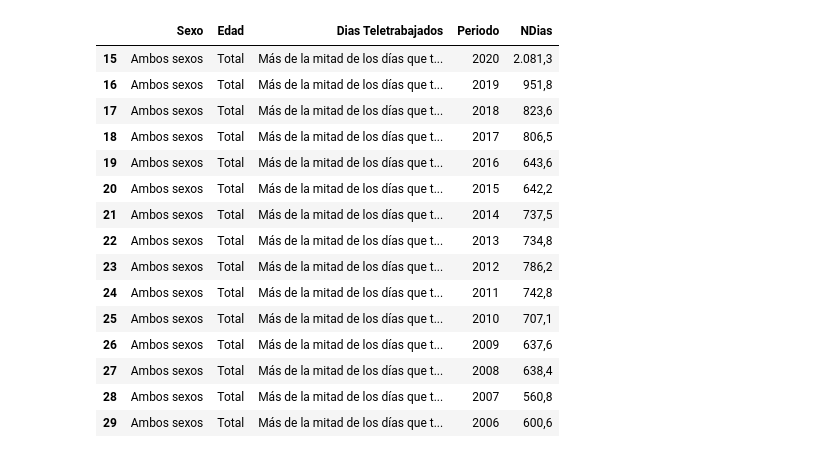
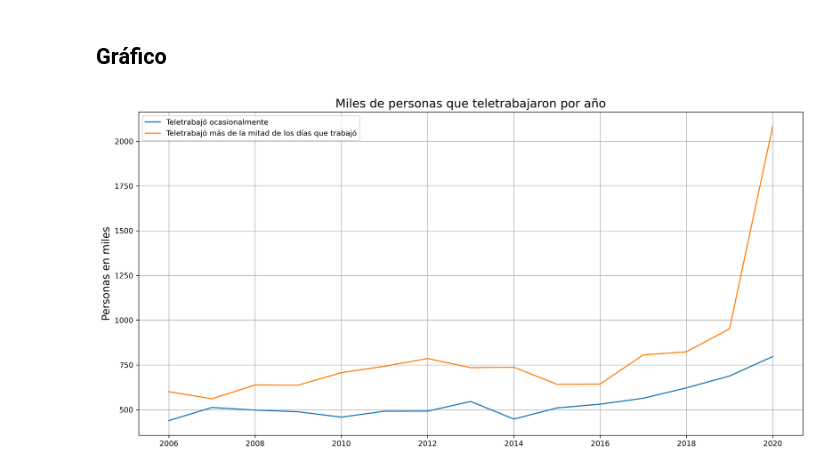
Before and after one commit to 78ToniGil/Aire-Dexs, a Jupyter notebook: Teletrabajo.ipynb, the cells around one changed output. Cells and saved outputs as stored; diff of their text form; code cells hidden in the pictures.

```diff
--- a/Teletrabajo.ipynb
+++ b/Teletrabajo.ipynb
@@ -29,3 +54,3 @@ En el csv hay filas para "Ambos sexos" pero también para "Hombres" y para "Muje
 # %%
-df1=df1.drop(df1[df1["Sexo"]!="Ambos sexos"].index)
-df2=df2.drop(df2[df2["Sexo"]!="Ambos sexos"].index)
+ocasional.drop(ocasional[ocasional["Sexo"]!="Ambos sexos"].index, inplace=True)
+mas.drop(mas[mas["Sexo"]!="Ambos sexos"].index, inplace=True)
@@ -34,3 +57,3 @@ Lo mismo pasa con los rangos de edad. Me quedo con los totales
 # %%
-df1=df1.drop(df1[df1["Edad"]!="Total"].index)
-df2=df2.drop(df2[df2["Edad"]!="Total"].index)
+ocasional.drop(ocasional[ocasional["Edad"]!="Total"].index, inplace=True)
+mas.drop(mas[mas["Edad"]!="Total"].index, inplace=True)
@@ -38,0 +62,3 @@ Y también con los días teletrabajados. Me quedo para cada dataframe, con los q
+# %%
+ocasional.drop(["Sexo", "Edad"], axis=1, inplace= True)
+mas.drop(["Sexo", "Edad"], axis=1, inplace= True)
@@ -39,3 +69,3 @@ Y también con los días teletrabajados. Me quedo para cada dataframe, con los q
 # %%
-df1=df1.drop(df1[df1["Dias Teletrabajados"]!="Ocasionalmente"].index)
-df2=df2.drop(df2[df2["Dias Teletrabajados"]!="Más de la mitad de los días que trabajó"].index)
+ocasional.drop(ocasional[ocasional["Dias Teletrabajados"]!="Ocasionalmente"].index, inplace=True)
+mas.drop(mas[mas["Dias Teletrabajados"]!="Más de la mitad de los días que trabajó"].index, inplace=True)
@@ -61,19 +72,22 @@ df1
-# %%
-df2
-# %% [output]
-|  | Sexo | Edad | Dias Teletrabajados | Periodo | NDias |
-| 15 | Ambos sexos | Total | Más de la mitad de los días que t... | 2020 | 2.081,3 |
-| 16 | Ambos sexos | Total | Más de la mitad de los días que t... | 2019 | 951,8 |
-| 17 | Ambos sexos | Total | Más de la mitad de los días que t... | 2018 | 823,6 |
-| 18 | Ambos sexos | Total | Más de la mitad de los días que t... | 2017 | 806,5 |
-| 19 | Ambos sexos | Total | Más de la mitad de los días que t... | 2016 | 643,6 |
-| 20 | Ambos sexos | Total | Más de la mitad de los días que t... | 2015 | 642,2 |
-| 21 | Ambos sexos | Total | Más de la mitad de los días que t... | 2014 | 737,5 |
-| 22 | Ambos sexos | Total | Más de la mitad de los días que t... | 2013 | 734,8 |
-| 23 | Ambos sexos | Total | Más de la mitad de los días que t... | 2012 | 786,2 |
-| 24 | Ambos sexos | Total | Más de la mitad de los días que t... | 2011 | 742,8 |
-| 25 | Ambos sexos | Total | Más de la mitad de los días que t... | 2010 | 707,1 |
-| 26 | Ambos sexos | Total | Más de la mitad de los días que t... | 2009 | 637,6 |
-| 27 | Ambos sexos | Total | Más de la mitad de los días que t... | 2008 | 638,4 |
-| 28 | Ambos sexos | Total | Más de la mitad de los días que t... | 2007 | 560,8 |
-| 29 | Ambos sexos | Total | Más de la mitad de los días que t... | 2006 | 600,6 |
+# %% [markdown]
+## Gráfico
+# %%
+# Create figure
+plt.figure(figsize=(16, 8), dpi=300)
+
+# Plot data
+plt.plot("Periodo", "Personas", data=ocasional, label="Teletrabajó ocasionalmente")
+plt.plot("Periodo", "Personas", data=mas, label="Teletrabajó más de la mitad de los días que trabajó")
+
+# Add title and label for y-axis
+plt.title("Miles de personas que teletrabajaron por año", fontsize=16)
+plt.ylabel("Personas en miles", fontsize=14)
+
+# Add grid
+plt.grid()
+# Add legend
+plt.legend()
+# Show plot
+plt.show()
+# %% [output]
+[figure, added]
```
Also changed, not shown: parts of 17 cells of this notebook.
